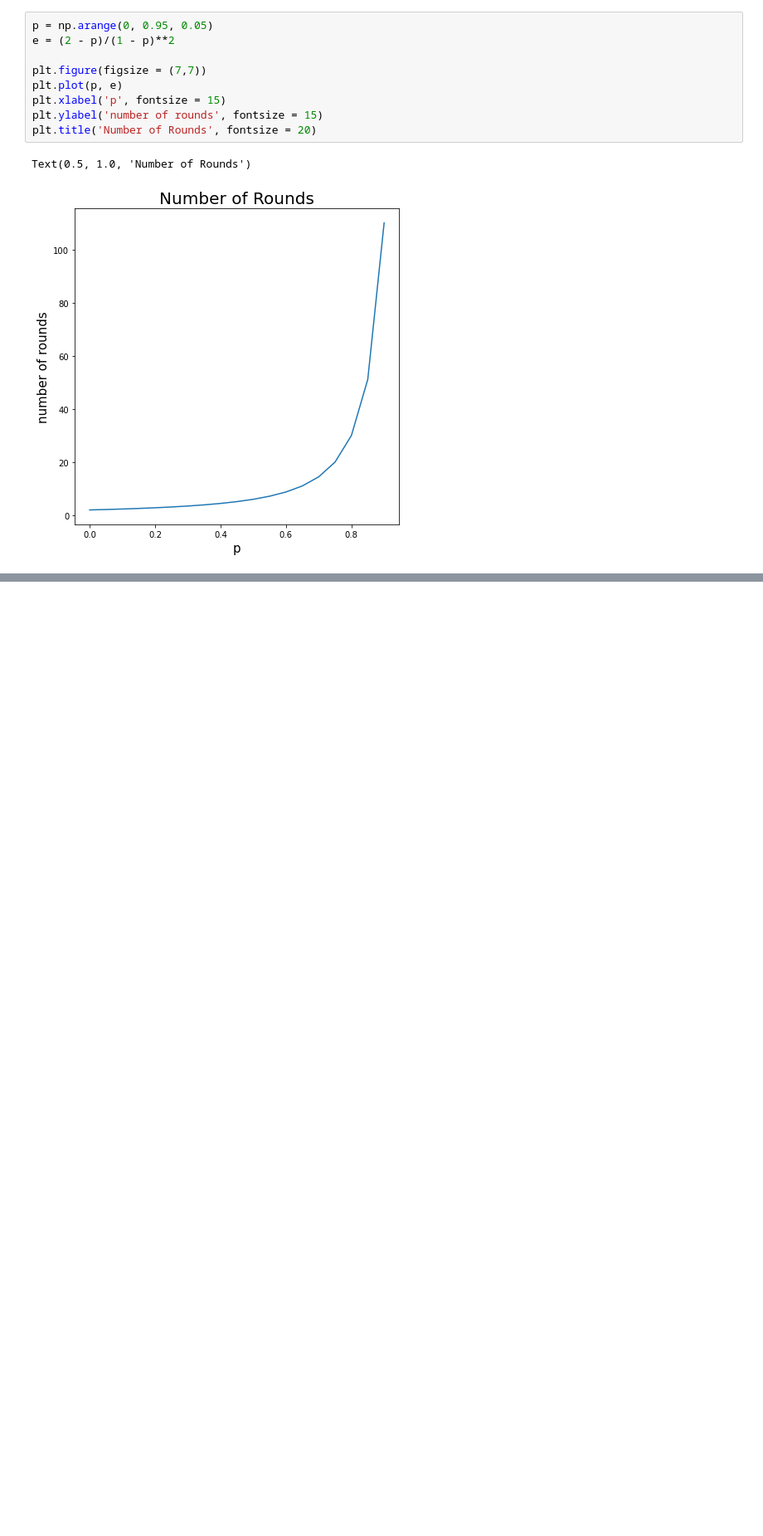
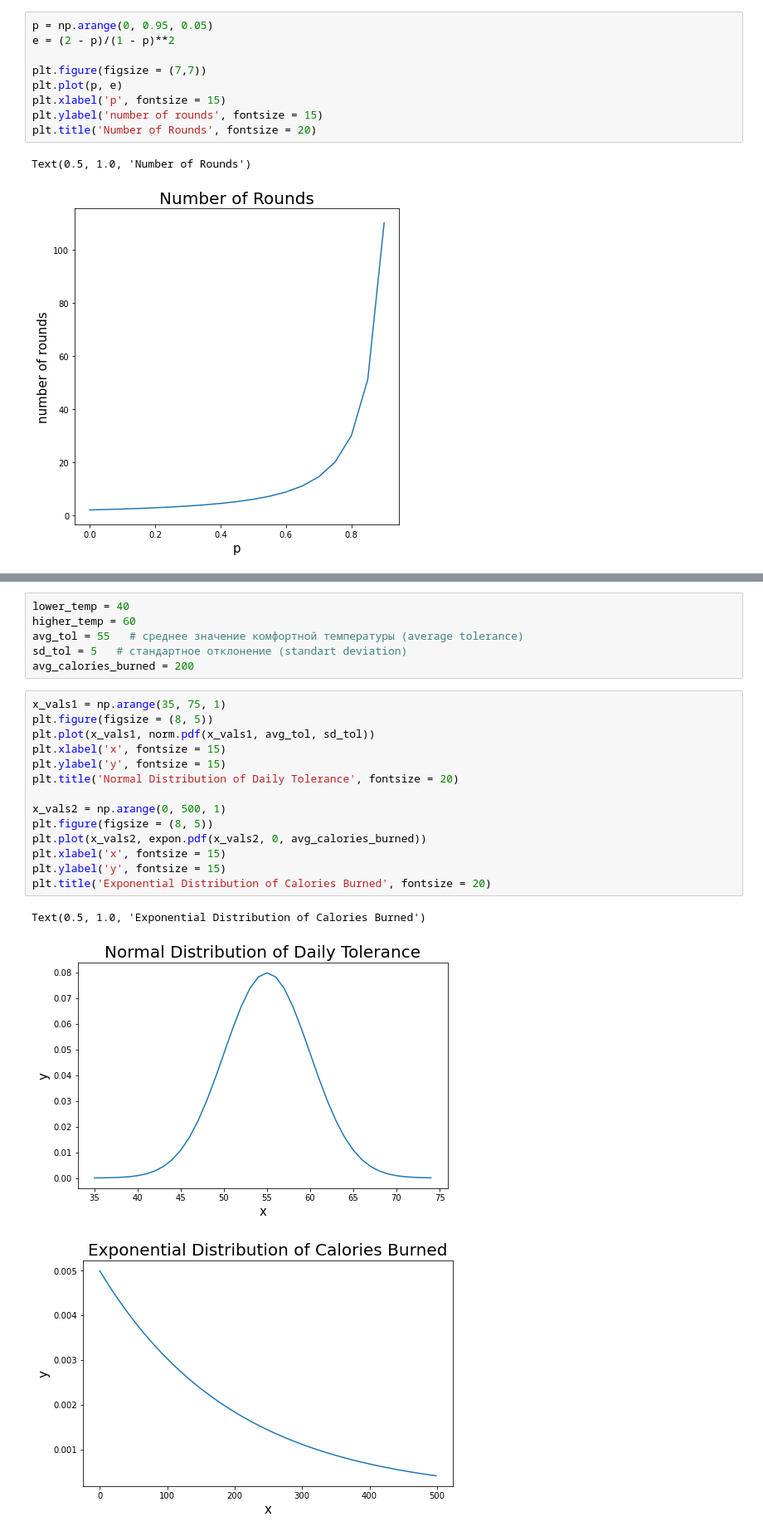
Before and after one commit to vdvorian/gradientDescent, a Jupyter notebook: monte carlo 1.ipynb, the cells around one changed output, grey strips where cells are left out. Shown: that part at 83% size. Cells and saved outputs as stored; diff of their text form; blank space fills up the shorter version.

```diff
--- a/monte carlo 1.ipynb
+++ b/monte carlo 1.ipynb
@@ -111,0 +137,24 @@ final_result(0.7)
+# %%
+lower_temp = 40
+higher_temp = 60
+avg_tol = 55   # среднее значение комфортной температуры (average tolerance)
+sd_tol = 5   # стандартное отклонение (standart deviation)
+avg_calories_burned = 200
+# %%
+x_vals1 = np.arange(35, 75, 1)
+plt.figure(figsize = (8, 5))
+plt.plot(x_vals1, norm.pdf(x_vals1, avg_tol, sd_tol))
+plt.xlabel('x', fontsize = 15)
+plt.ylabel('y', fontsize = 15)
+plt.title('Normal Distribution of Daily Tolerance', fontsize = 20)
+
+x_vals2 = np.arange(0, 500, 1)
+plt.figure(figsize = (8, 5))
+plt.plot(x_vals2, expon.pdf(x_vals2, 0, avg_calories_burned))
+plt.xlabel('x', fontsize = 15)
+plt.ylabel('y', fontsize = 15)
+plt.title('Exponential Distribution of Calories Burned', fontsize = 20)
+# %% [output]
+Text(0.5, 1.0, 'Exponential Distribution of Calories Burned')
+[figure, added]
+[figure, added]
```
Also changed, not shown: parts of 16 cells of this notebook.
